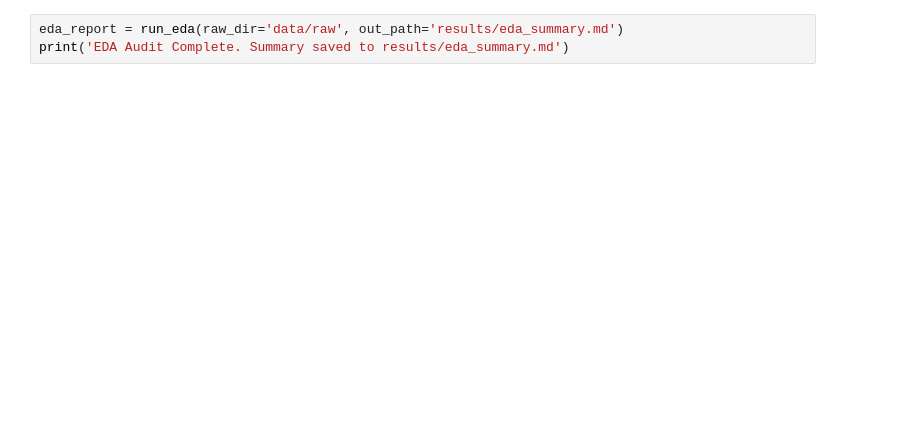
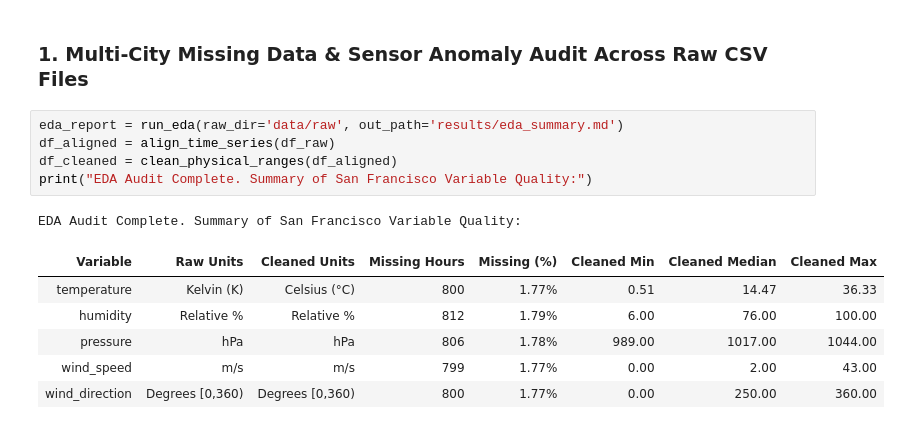
Before and after one commit to baidi-prob/DSTT-Project-Working, a Jupyter notebook: notebooks/01_exploratory_data_analysis.ipynb, the cells around one changed output. Drawn from its saved outputs; the diff is of its cells as text; blank space fills up the shorter version.

```diff
--- a/notebooks/01_exploratory_data_analysis.ipynb
+++ b/notebooks/01_exploratory_data_analysis.ipynb
@@ -14,3 +31,15 @@ from weatherpipe.eda import run_eda
+# %% [markdown]
+### 1. Multi-City Missing Data & Sensor Anomaly Audit Across Raw CSV Files
 # %%
 eda_report = run_eda(raw_dir='data/raw', out_path='results/eda_summary.md')
-print('EDA Audit Complete. Summary saved to results/eda_summary.md')
+df_aligned = align_time_series(df_raw)
+df_cleaned = clean_physical_ranges(df_aligned)
+print("EDA Audit Complete. Summary of San Francisco Variable Quality:")
+# %% [output]
+EDA Audit Complete. Summary of San Francisco Variable Quality:
+| Variable | Raw Units | Cleaned Units | Missing Hours | Missing (%) | Cleaned Min | Cleaned Median | Cleaned Max |
+| temperature | Kelvin (K) | Celsius (°C) | 800 | 1.77% | 0.51 | 14.47 | 36.33 |
+| humidity | Relative % | Relative % | 812 | 1.79% | 6.00 | 76.00 | 100.00 |
+| pressure | hPa | hPa | 806 | 1.78% | 989.00 | 1017.00 | 1044.00 |
+| wind_speed | m/s | m/s | 799 | 1.77% | 0.00 | 2.00 | 43.00 |
+| wind_direction | Degrees [0,360) | Degrees [0,360) | 800 | 1.77% | 0.00 | 250.00 | 360.00 |
```
Also changed, not shown: parts of 9 cells of this notebook, 36 other files.
